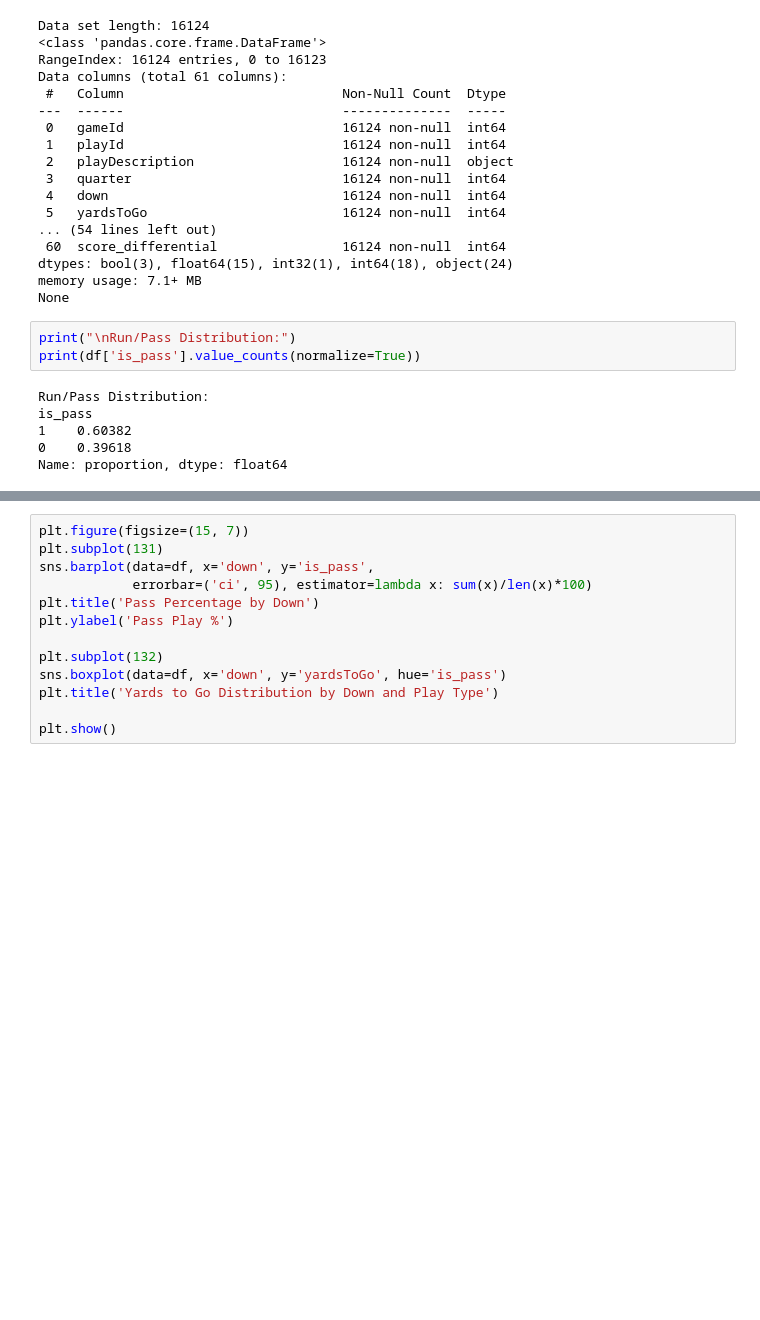
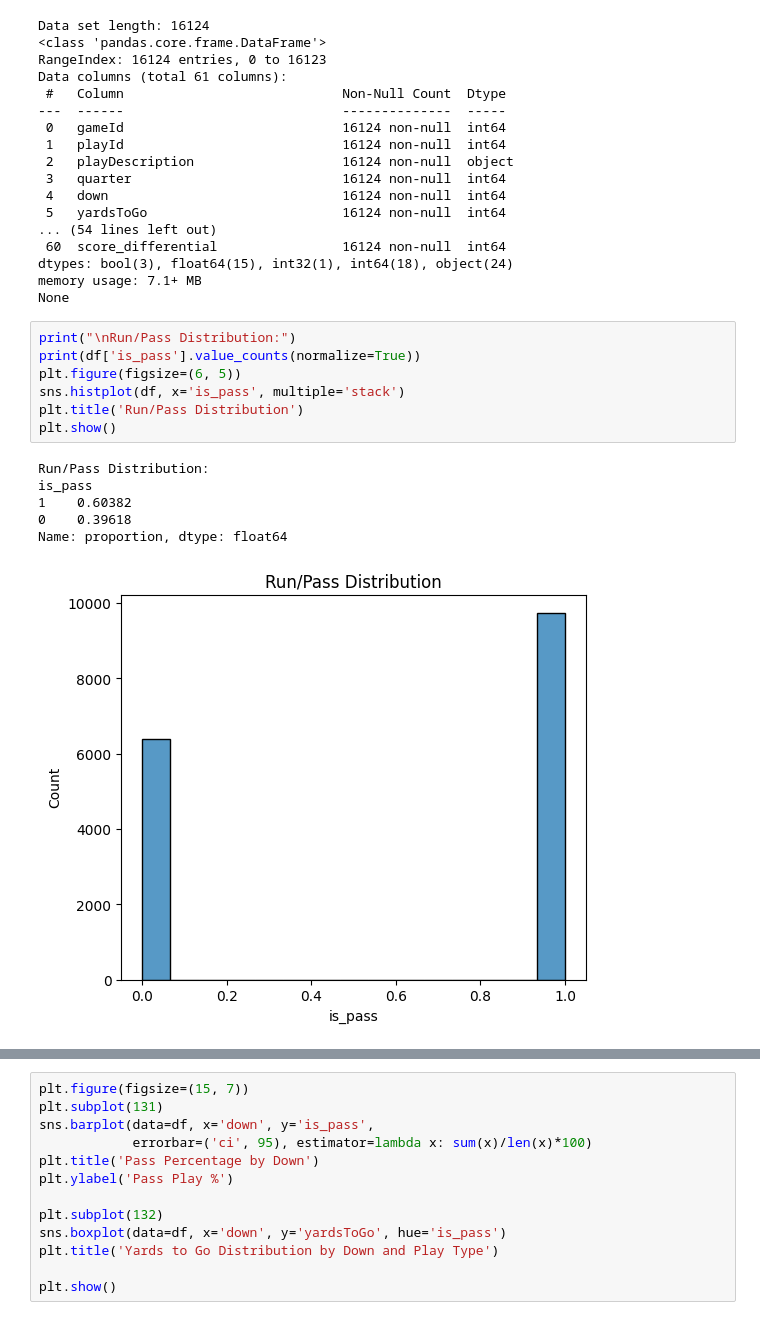
Before and after one commit to cam-cc/NFL-RUNvsPASS, a Jupyter notebook: nfl-bdb1dcnn.ipynb, the cells around one changed output, grey strips where cells are left out. Drawn from its saved outputs; the diff is of its cells as text; blank space fills up the shorter version.

```diff
--- a/nfl-bdb1dcnn.ipynb
+++ b/nfl-bdb1dcnn.ipynb
@@ -108,9 +108,14 @@ None
 # %%
 print("\nRun/Pass Distribution:")
 print(df['is_pass'].value_counts(normalize=True))
+plt.figure(figsize=(6, 5))
+sns.histplot(df, x='is_pass', multiple='stack')
+plt.title('Run/Pass Distribution')
+plt.show()
 # %% [output]
 Run/Pass Distribution:
 is_pass
 1    0.60382
 0    0.39618
 Name: proportion, dtype: float64
+[figure, added]
```
Also changed, not shown: parts of 42 cells of this notebook, 4 other files.
